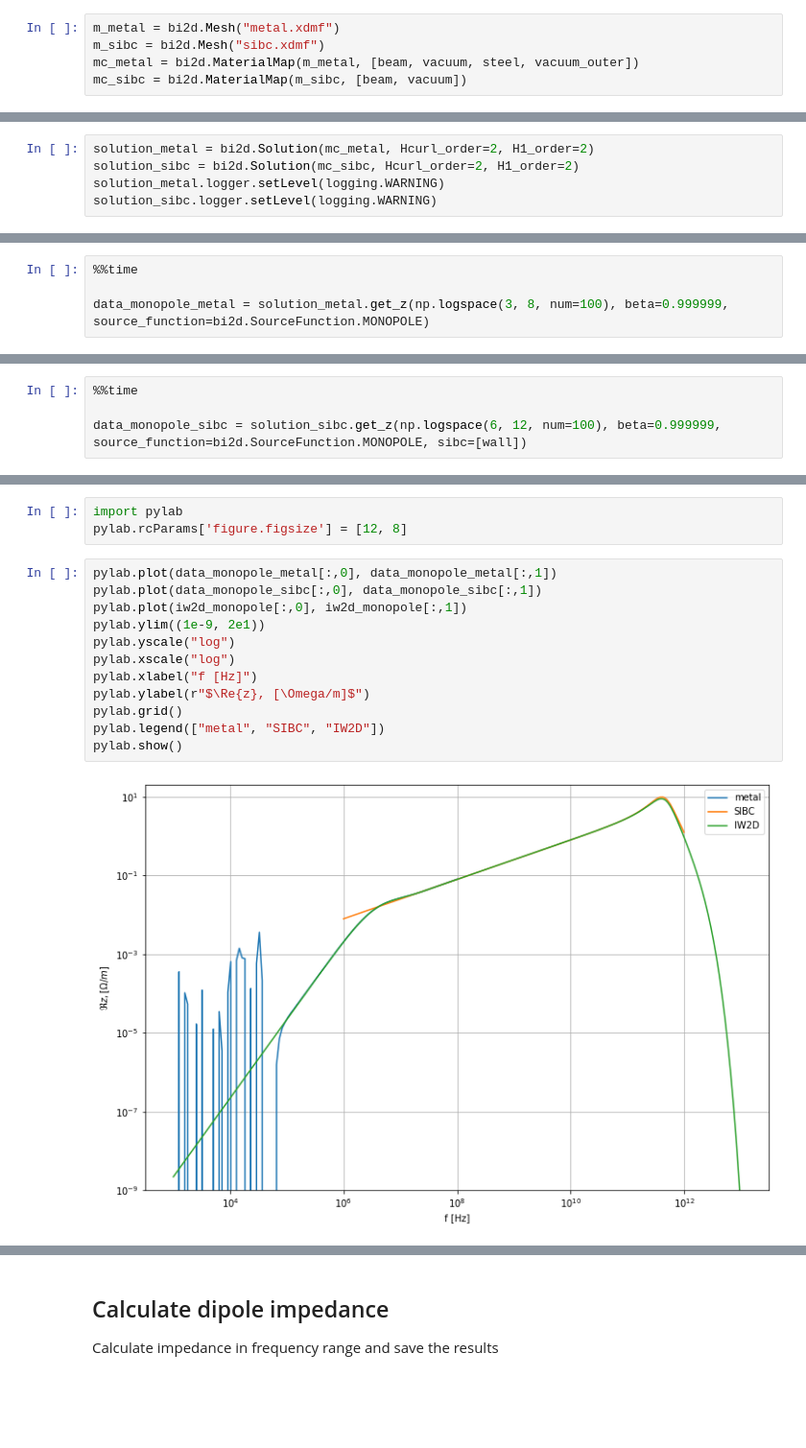
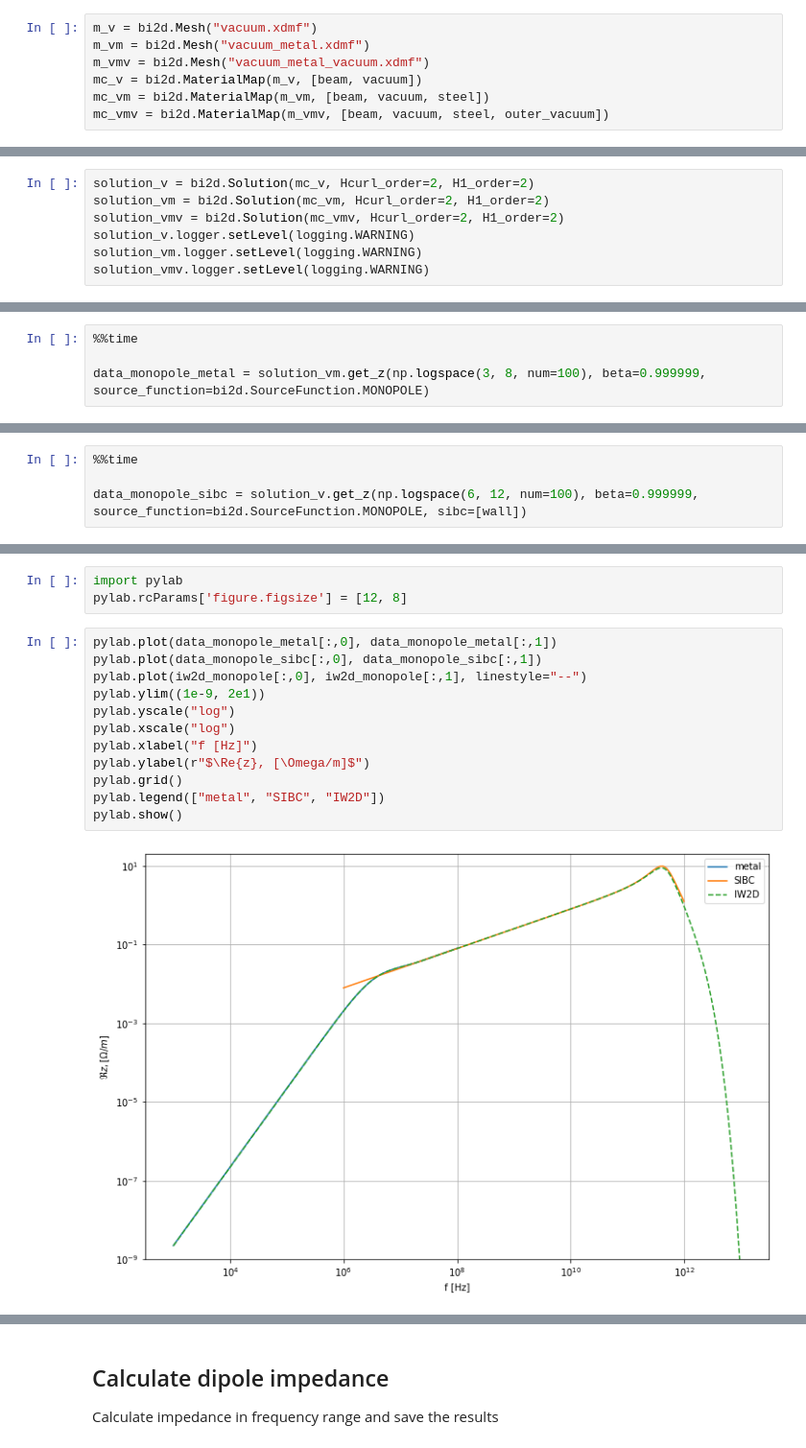
Before and after one commit to CREMLIN-PLUS-WP4-TASK3/BeamImpedance2DX, a Jupyter notebook: examples/06_thin_pipe/thin_pipe.ipynb, the cells around one changed output, grey strips where cells are left out. Shown at 96% size. Cells and saved outputs as stored; diff of their text form; blank space fills up the shorter version.

```diff
--- a/examples/06_thin_pipe/thin_pipe.ipynb
+++ b/examples/06_thin_pipe/thin_pipe.ipynb
@@ -27,17 +29,21 @@ wall.index = -1
 # %% [markdown]
 Setup mesh and materials
 # %%
-m_metal = bi2d.Mesh("metal.xdmf")
-m_sibc = bi2d.Mesh("sibc.xdmf")
-mc_metal = bi2d.MaterialMap(m_metal, [beam, vacuum, steel, vacuum_outer])
-mc_sibc = bi2d.MaterialMap(m_sibc, [beam, vacuum])
+m_v = bi2d.Mesh("vacuum.xdmf")
+m_vm = bi2d.Mesh("vacuum_metal.xdmf")
+m_vmv = bi2d.Mesh("vacuum_metal_vacuum.xdmf")
+mc_v = bi2d.MaterialMap(m_v, [beam, vacuum])
+mc_vm = bi2d.MaterialMap(m_vm, [beam, vacuum, steel])
+mc_vmv = bi2d.MaterialMap(m_vmv, [beam, vacuum, steel, outer_vacuum])
 # %% [markdown]
 Configure solution
 # %%
-solution_metal = bi2d.Solution(mc_metal, Hcurl_order=2, H1_order=2)
-solution_sibc = bi2d.Solution(mc_sibc, Hcurl_order=2, H1_order=2)
-solution_metal.logger.setLevel(logging.WARNING)
-solution_sibc.logger.setLevel(logging.WARNING)
+solution_v = bi2d.Solution(mc_v, Hcurl_order=2, H1_order=2)
+solution_vm = bi2d.Solution(mc_vm, Hcurl_order=2, H1_order=2)
+solution_vmv = bi2d.Solution(mc_vmv, Hcurl_order=2, H1_order=2)
+solution_v.logger.setLevel(logging.WARNING)
+solution_vm.logger.setLevel(logging.WARNING)
+solution_vmv.logger.setLevel(logging.WARNING)
 # %% [markdown]
 ## Calculate monopole impedance
 
@@ -45,5 +51,5 @@ Calculate impedance in frequency range and save the results
 # %%
 %%time
 
-data_monopole_metal = solution_metal.get_z(np.logspace(3, 8, num=100), beta=0.999999, source_function=bi2d.SourceFunction.MONOPOLE)
+data_monopole_metal = solution_vm.get_z(np.logspace(3, 8, num=100), beta=0.999999, source_function=bi2d.SourceFunction.MONOPOLE)
 # %% [output]
@@ -52,5 +58,5 @@ Wall time: 57min 7s
 # %%
 %%time
 
-data_monopole_sibc = solution_sibc.get_z(np.logspace(6, 12, num=100), beta=0.999999, source_function=bi2d.SourceFunction.MONOPOLE, sibc=[wall])
+data_monopole_sibc = solution_v.get_z(np.logspace(6, 12, num=100), beta=0.999999, source_function=bi2d.SourceFunction.MONOPOLE, sibc=[wall])
 # %% [output]
@@ -66,15 +72,15 @@ pylab.rcParams['figure.figsize'] = [12, 8]
 # %%
 pylab.plot(data_monopole_metal[:,0], data_monopole_metal[:,1])
 pylab.plot(data_monopole_sibc[:,0], data_monopole_sibc[:,1])
-pylab.plot(iw2d_monopole[:,0], iw2d_monopole[:,1])
+pylab.plot(iw2d_monopole[:,0], iw2d_monopole[:,1], linestyle="--")
 pylab.ylim((1e-9, 2e1))
 pylab.yscale("log")
 pylab.xscale("log")
 pylab.xlabel("f [Hz]")
 pylab.ylabel(r"$\Re{z}, [\Omega/m]$")
 pylab.grid()
 pylab.legend(["metal", "SIBC", "IW2D"])
 pylab.show()
 # %% [output]
-[figure, old version]
+[figure, new version]
 # %%
```
Also changed, not shown: parts of 9 cells of this notebook, 3 other files.
